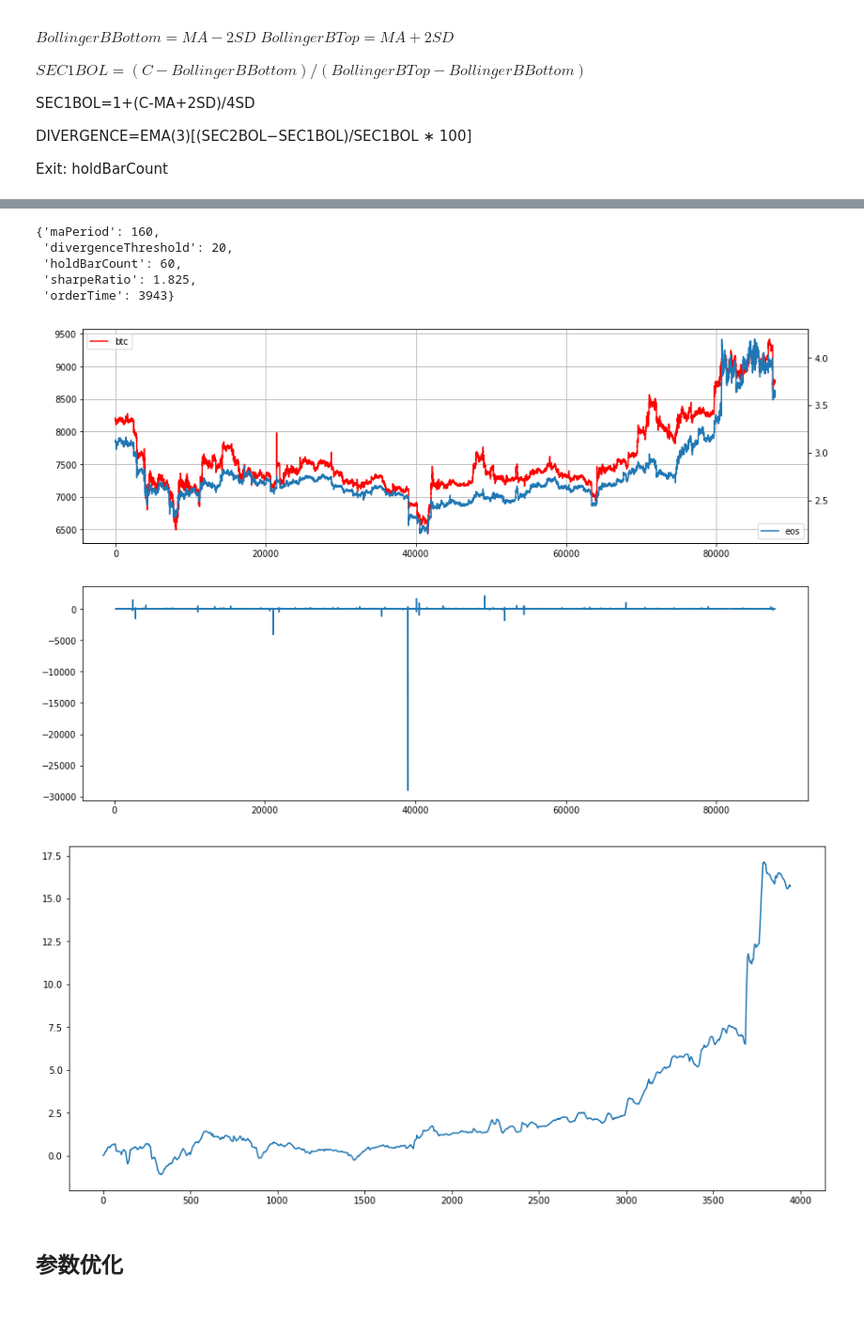
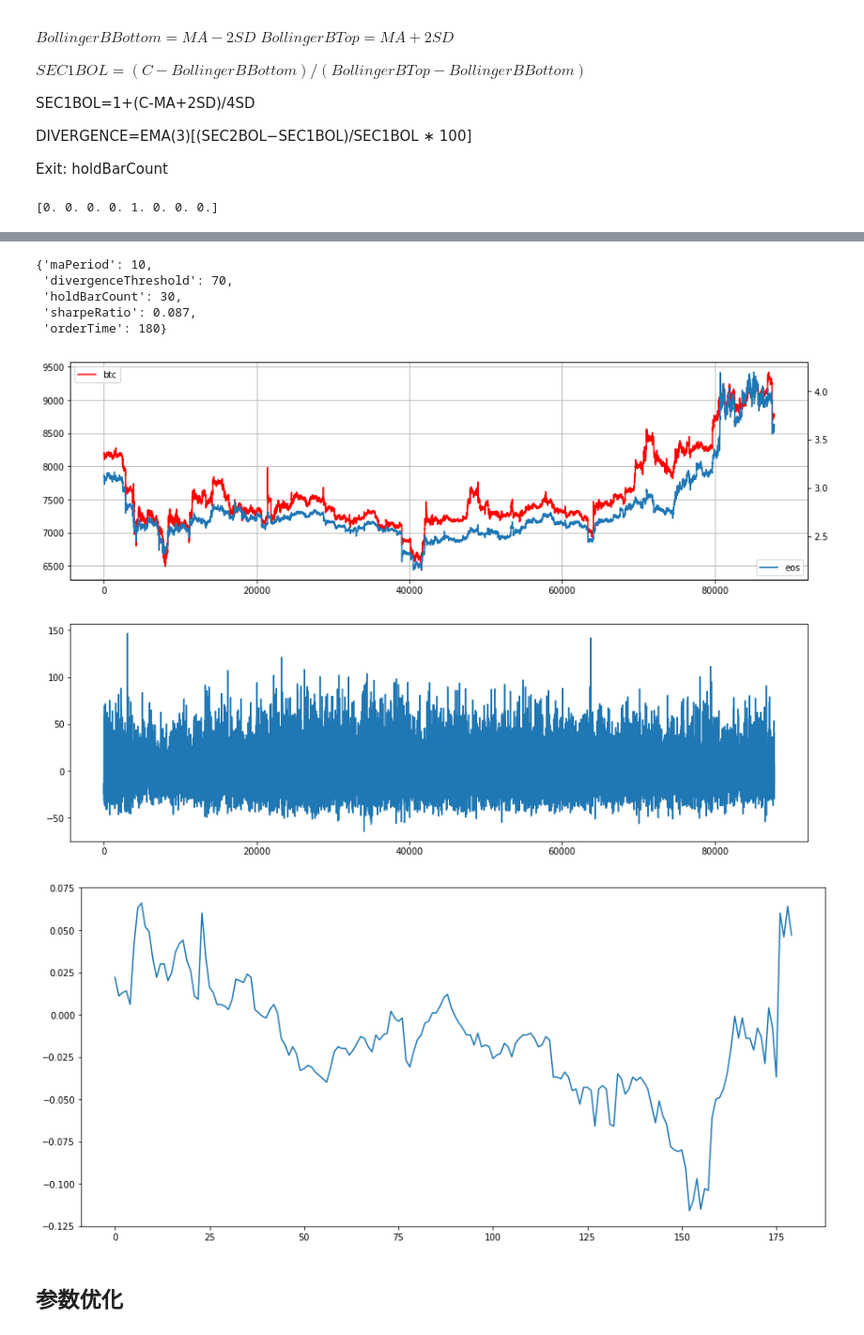
Before and after one commit to Orlandoli/intern, a Jupyter notebook: Bollinger_divergence.ipynb, the cells around one changed output, grey strips where cells are left out. Shown at 94% size. Saved outputs shown, nothing was run; the diff lists cells and outputs as text; code cells hidden in the pictures; blank space fills up the shorter version.

```diff
--- a/Bollinger_divergence.ipynb
+++ b/Bollinger_divergence.ipynb
@@ -102,6 +102,29 @@ DIVERGENCE=EMA(3)[(SEC2BOL−SEC1BOL)/SEC1BOL ∗ 100]
 
 
 Exit: holdBarCount
+# %%
+coinArray = [1,2,3,4,5,4,3,2,1]
+coinNowL = coinArray[1:]
+coinNowR = coinArray[:-1]
+coinShift = coinArray[:-1]
+coinForward = coinArray[1:]
+divergenceThreshold = 3
+Buy_list = []
+Sell_list = []
+for i in range(len(coinArray)-1):
+    Buy = np.where((coinArray[i+1]<coinArray[i]) & (coinArray[i-1]<coinArray[i]) & (coinArray[i]>divergenceThreshold),1,0)
+    Short = np.where((coinArray[i+1]>coinArray[i]) & (coinArray[i-1]>coinArray[i]) & (coinArray[i]<-divergenceThreshold),1,0)
+    Sell_list = np.append(Sell_list,Short)
+    Buy_list = np.append(Buy_list,Buy)
+
+#Short = np.where((coinNowL<divergenceThreshold) & (coinShift>coinNowL) & (coinForward>coinNowR) , 1, 0)
+#Buy = np.where(  (coinShift<coinNowL) , 1, 0)
+#(coinNowL>divergenceThreshold)
+#& (coinForward<coinNowR)
+
+print(Buy_list)
+# %% [output]
+[0. 0. 0. 0. 1. 0. 0. 0.]
 # %%
 class Bollinger_divergence(object):
     def __init__(self, coinDf, paraDict):
@@ -139,7 +162,7 @@ class Bollinger_divergence(object):
         EMA_DIVERGENCE = np.transpose(EMA_DIVERGENCE)
         self.coinDf['EMA_DIVERGENCE'] = EMA_DIVERGENCE
         print(EMA_DIVERGENCE)
-        self.coinDf['EMA_DIVERGENCE'] = self.coinDf['EMA_DIVERGENCE'][:-3]
+        self.coinDf['EMA_DIVERGENCE'] = self.coinDf['EMA_DIVERGENCE']
 
     def twoSymbolChart(self):
         coinArray = self.coinDf.T.values
@@ -159,21 +182,32 @@ class Bollinger_divergence(object):
 
     def calSignals(self):
         coinArray = self.coinDf.T.values
-        eos_coinArray = coinArray[1]
-        coinNowL = coinArray[2][1:]
-        coinNowR = coinArray[2][:-1]
-        coinShift = coinArray[2][:-1]
-        coinForward = coinArray[2][1:]
+        coinArray_divergence = coinArray[2]
+        #coinNowL = coinArray[2][1:]
+        #coinNowR = coinArray[2][:-1]
+        #coinShift = coinArray[2][:-1]
+        #coinForward = coinArray[2][1:]
+        Buy_list = []
+        Short_list = []
+        for i in range(len(coinArray_divergence)-1):
+            Buy = np.where((coinArray_divergence[i+1]<coinArray_divergence[i]) & (coinArray_divergence[i-1]<coinArray_divergence[i]) & (coinArray_divergence[i]>self.divergenceThreshold),1,0)
+            Short = np.where((coinArray_divergence[i+1]>coinArray_divergence[i]) & (coinArray_divergence[i-1]>coinArray_divergence[i]) & (coinArray_divergence[i]<-self.divergenceThreshold),1,0)
+            Short_list = np.append(Short_list,Short)
+            Buy_list = np.append(Buy_list,Buy)
+        #Short = np.where((coinNowL<-self.divergenceThreshold) & (coinShift>coinNowL)& (coinForward>coinNowR) , 1, 0)
+        #Buy = np.where((coinNowL>self.divergenceThreshold)  & (coinForward<coinNowR)&(coinShift<coinNowL)  , 1, 0)
 
-        Short = np.where((coinNowL<-self.divergenceThreshold) & (coinNowL<coinShift)& (coinForward>coinNowR) , 1, 0)
-        Buy = np.where((coinNowL>self.divergenceThreshold)  & (coinForward<coinNowR) , 1, 0)
-        #& (coinForward>coinNowR)
+
         #& (coinForward<coinNowR)
-        buyPoint = np.where(Buy>0)
-        shortPoint = np.where(Short>0)
+        buyPoint = np.where(Buy_list>0)
+        shortPoint = np.where(Short_list>0)
+        print(shortPoint)
         print(buyPoint)
         buyPrice = coinArray[1][1:][buyPoint]
+        print(buyPrice.shape)
+        #print(self.holdBarCount.shape)
         sellPrice = coinArray[1][1:][buyPoint[0]+self.holdBarCount]
+        #print(self.holdBarCount.shape)
         shortPrice = coinArray[1][1:][shortPoint]
         coverPrice = coinArray[1][1:][shortPoint[0]+self.holdBarCount]
 
@@ -212,7 +246,7 @@ class Bollinger_divergence(object):
         resultDict = self.perfPlotSave(zipBuy, zipShort)
         return self.paraDict
 # %%
-paraDict = {'maPeriod':160,  'divergenceThreshold':20, 'holdBarCount':60}
+paraDict = {'maPeriod':10,  'divergenceThreshold':70, 'holdBarCount':30}
 coinSig = Bollinger_divergence(coinDf, paraDict)
 coinSig.runSignalTest()
 # %% [output]
@@ -227,10 +270,10 @@ coinSig.runSignalTest()
-{'maPeriod': 160,
- 'divergenceThreshold': 20,
- 'holdBarCount': 60,
- 'sharpeRatio': 1.825,
- 'orderTime': 3943}
+{'maPeriod': 10,
+ 'divergenceThreshold': 70,
+ 'holdBarCount': 30,
+ 'sharpeRatio': 0.087,
+ 'orderTime': 180}
-[figure, old version]
+[figure, new version]
-[figure, old version]
+[figure, new version]
 # %% [markdown]
 ## 参数优化
 # %%
```
Also changed, not shown: parts of 4 cells of this notebook.
